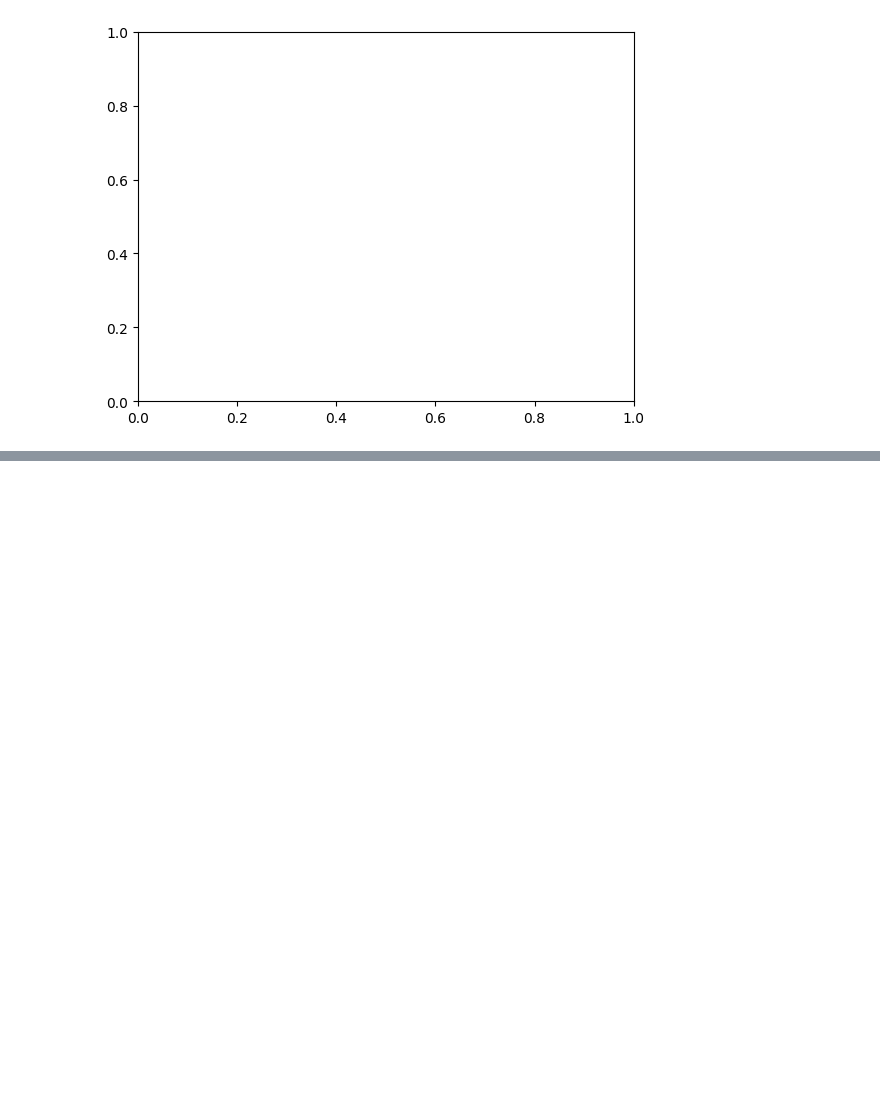
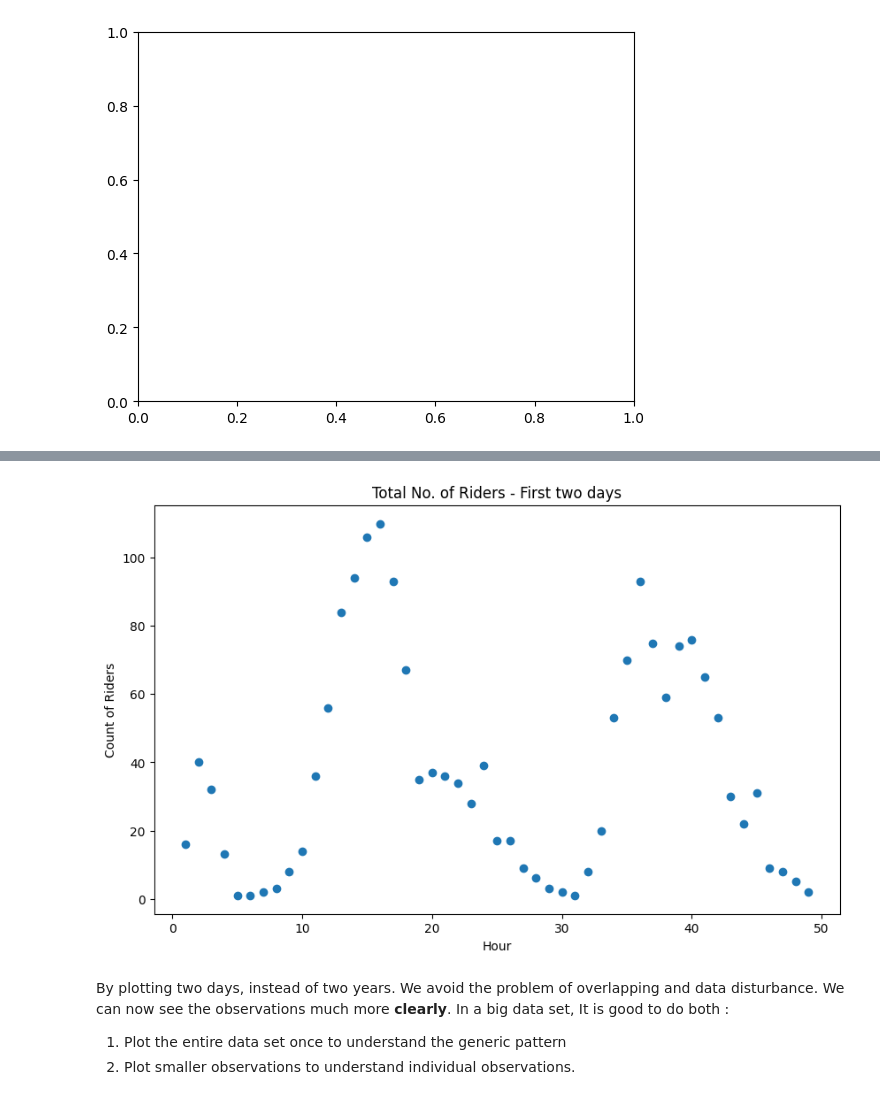
Before and after one commit to gonkikong0/Data-Science-, a Jupyter notebook: Data Analysis.ipynb, the cells around one changed output, grey strips where cells are left out. Saved outputs shown, nothing was run; the diff lists cells and outputs as text; code cells hidden in the pictures; blank space fills up the shorter version.

```diff
--- a/Data Analysis.ipynb
+++ b/Data Analysis.ipynb
@@ -188,0 +211,14 @@ plt.show()
+# %%
+hour_first48 = hour.loc[0:48, :]
+fig, ax = plt.subplots(figsize = (10,6))
+ax.scatter(x = hour_first48['instant'], y = hour_first48['count'])
+plt.xlabel("Hour")
+plt.ylabel("Count of Riders")
+plt.title("Total No. of Riders - First two days")
+plt.show()
+# %% [output]
+[figure, added]
+# %% [markdown]
+By plotting two days, instead of two years. We avoid the problem of overlapping and data disturbance. We can now see the observations much more <b>clearly</b>. In a big data set, It is good to do both : <br>
+1) Plot the entire data set once to understand the generic pattern <br>
+2) Plot smaller observations to understand individual observations.
```
Also changed, not shown: parts of 6 cells of this notebook.
